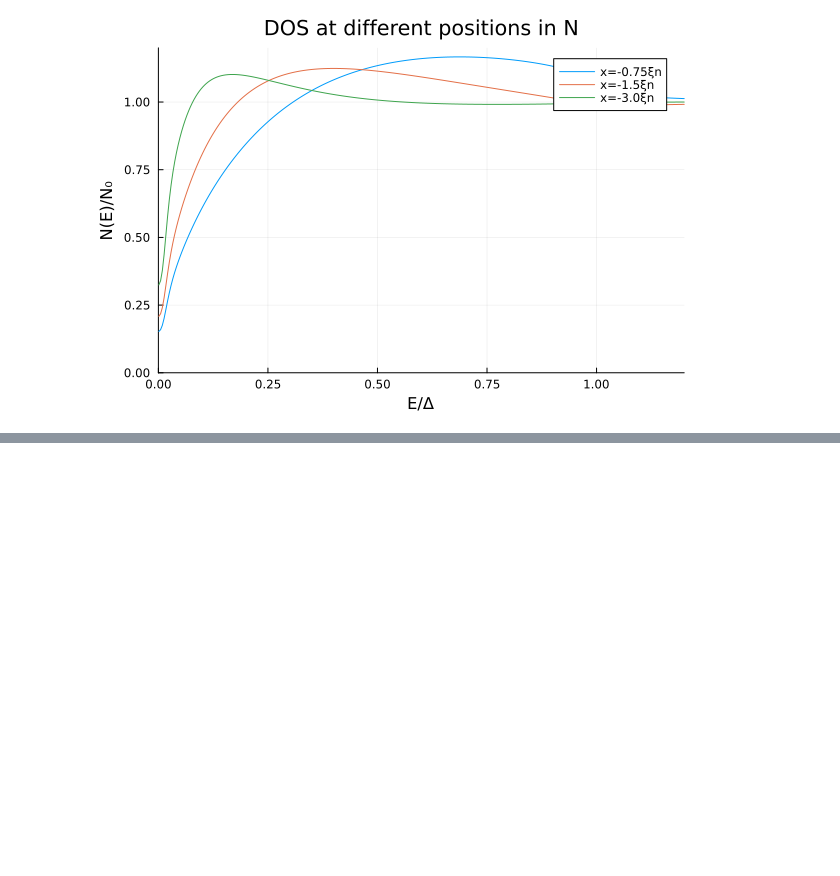
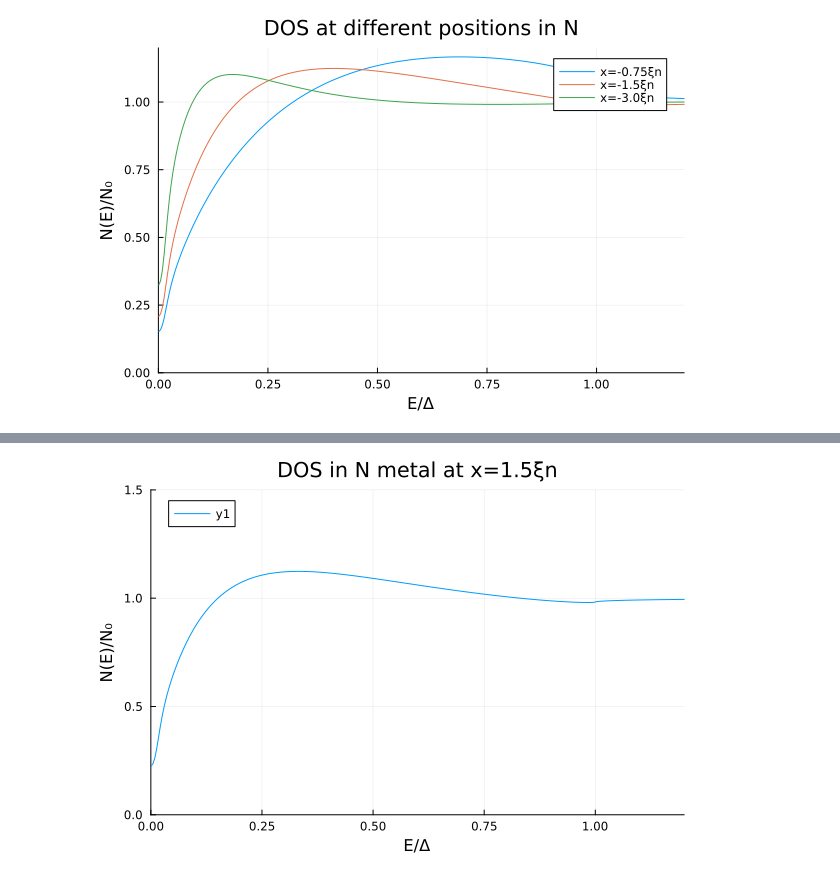
Before and after one commit to nakowalczyk/usadel_1D, a Jupyter notebook: scripts/NS.ipynb, the cells around one changed output, grey strips where cells are left out. Cells and saved outputs as stored; diff of their text form; code cells hidden in the pictures; blank space fills up the shorter version.

```diff
--- a/scripts/NS.ipynb
+++ b/scripts/NS.ipynb
@@ -78,0 +79,9 @@ plot!(plt, 1:length(Δ_sc), Δ_sc)
+# %%
+plt = Plots.plot(xlabel="E/Δ", ylabel="N(E)/N₀",
+           title="DOS in N metal at x=1.5ξn",
+           ylims=(0, 1.5), xlims=(0, 1.2),
+           legend=:topleft, lw=2)
+
+plot!(plt, energies, dos1)
+# %% [output]
+[figure, added]
```
Also changed, not shown: parts of 2 cells of this notebook, 1 other file.
